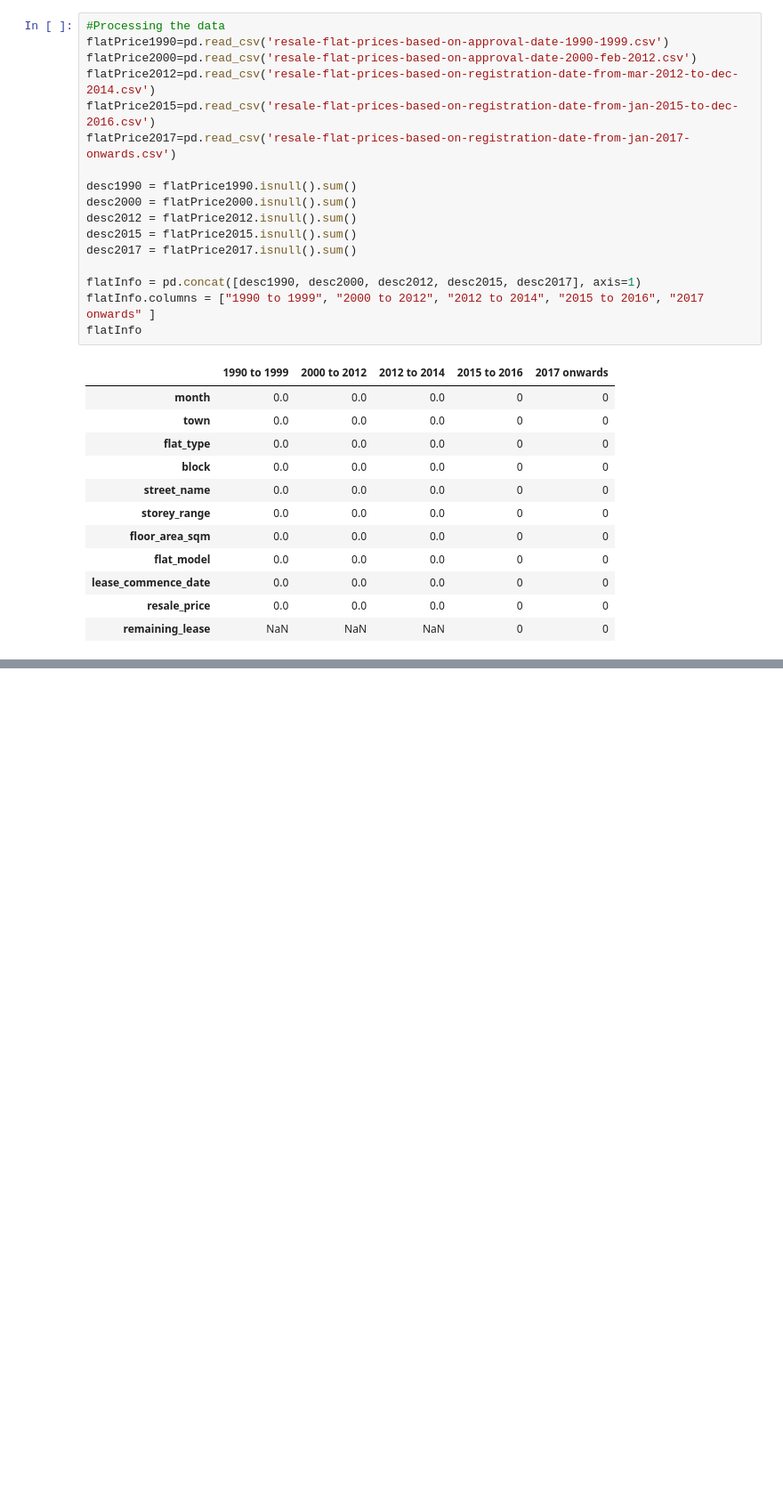
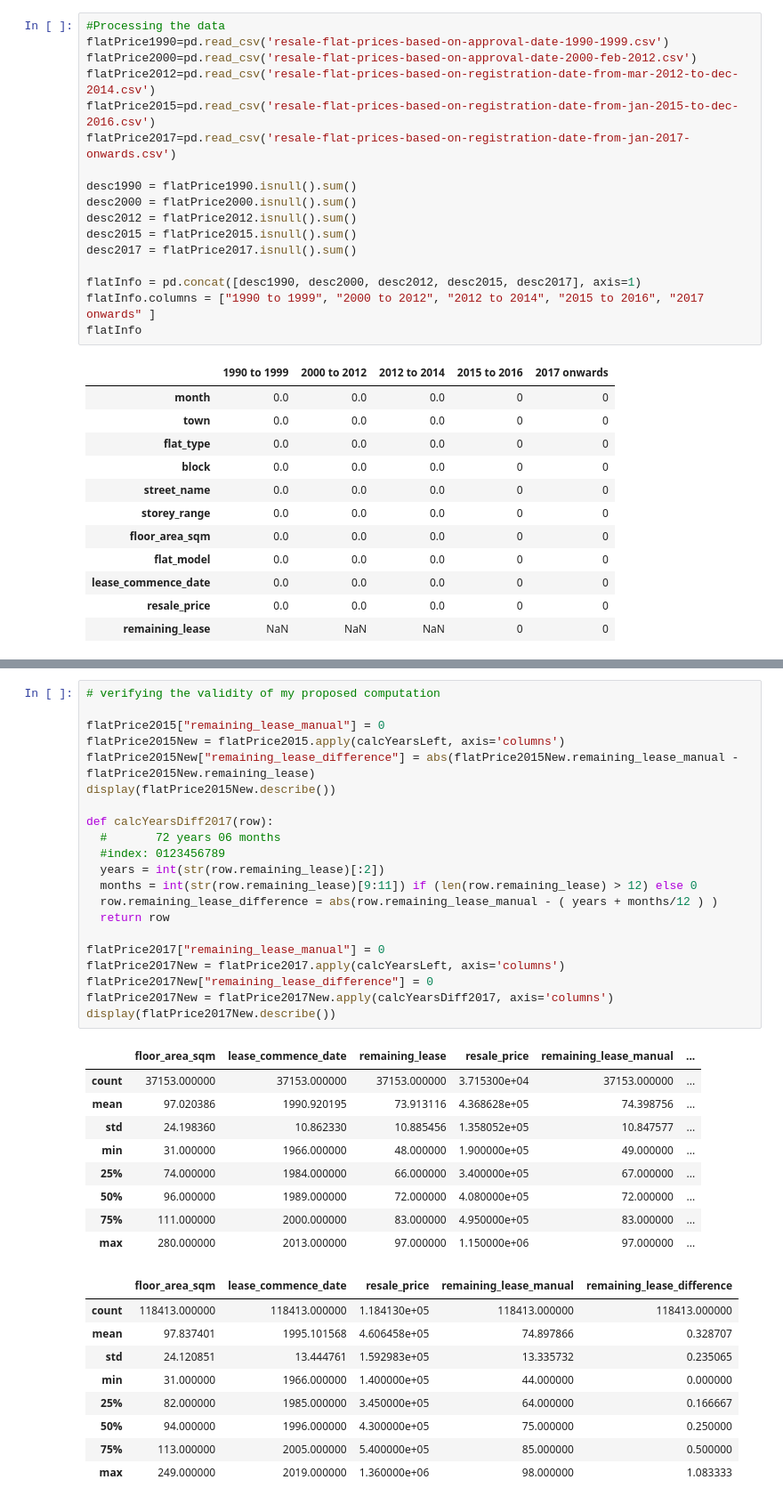
Before and after one commit to coord-geom/cs5131-assignment1, a Jupyter notebook: main.ipynb, the cells around one changed output, grey strips where cells are left out. Shown at 89% size. Cells and saved outputs as stored; diff of their text form; blank space fills up the shorter version.

```diff
--- a/main.ipynb
+++ b/main.ipynb
@@ -101,0 +160,40 @@ display(flatPriceFrom2015.sample(10))
+# %%
+# verifying the validity of my proposed computation
+
+flatPrice2015["remaining_lease_manual"] = 0
+flatPrice2015New = flatPrice2015.apply(calcYearsLeft, axis='columns')
+flatPrice2015New["remaining_lease_difference"] = abs(flatPrice2015New.remaining_lease_manual - flatPrice2015New.remaining_lease)
+display(flatPrice2015New.describe())
+
+def calcYearsDiff2017(row):
+  #       72 years 06 months
+  #index: 0123456789
+  years = int(str(row.remaining_lease)[:2])
+  months = int(str(row.remaining_lease)[9:11]) if (len(row.remaining_lease) > 12) else 0
+  row.remaining_lease_difference = abs(row.remaining_lease_manual - ( years + months/12 ) )
+  return row
+
+flatPrice2017["remaining_lease_manual"] = 0
+flatPrice2017New = flatPrice2017.apply(calcYearsLeft, axis='columns')
+flatPrice2017New["remaining_lease_difference"] = 0
+flatPrice2017New = flatPrice2017New.apply(calcYearsDiff2017, axis='columns')
+display(flatPrice2017New.describe())
+# %% [output]
+|  | floor_area_sqm | lease_commence_date | remaining_lease | resale_price | remaining_lease_manual | ... |
+| count | 37153.000000 | 37153.000000 | 37153.000000 | 3.715300e+04 | 37153.000000 | ... |
+| mean | 97.020386 | 1990.920195 | 73.913116 | 4.368628e+05 | 74.398756 | ... |
+| std | 24.198360 | 10.862330 | 10.885456 | 1.358052e+05 | 10.847577 | ... |
+| min | 31.000000 | 1966.000000 | 48.000000 | 1.900000e+05 | 49.000000 | ... |
+| 25% | 74.000000 | 1984.000000 | 66.000000 | 3.400000e+05 | 67.000000 | ... |
+| 50% | 96.000000 | 1989.000000 | 72.000000 | 4.080000e+05 | 72.000000 | ... |
+| 75% | 111.000000 | 2000.000000 | 83.000000 | 4.950000e+05 | 83.000000 | ... |
+| max | 280.000000 | 2013.000000 | 97.000000 | 1.150000e+06 | 97.000000 | ... |
+|  | floor_area_sqm | lease_commence_date | resale_price | remaining_lease_manual | remaining_lease_difference |
+| count | 118413.000000 | 118413.000000 | 1.184130e+05 | 118413.000000 | 118413.000000 |
+| mean | 97.837401 | 1995.101568 | 4.606458e+05 | 74.897866 | 0.328707 |
+| std | 24.120851 | 13.444761 | 1.592983e+05 | 13.335732 | 0.235065 |
+| min | 31.000000 | 1966.000000 | 1.400000e+05 | 44.000000 | 0.000000 |
+| 25% | 82.000000 | 1985.000000 | 3.450000e+05 | 64.000000 | 0.166667 |
+| 50% | 94.000000 | 1996.000000 | 4.300000e+05 | 75.000000 | 0.250000 |
+| 75% | 113.000000 | 2005.000000 | 5.400000e+05 | 85.000000 | 0.500000 |
+| max | 249.000000 | 2019.000000 | 1.360000e+06 | 98.000000 | 1.083333 |
```
Also changed, not shown: parts of 7 cells of this notebook.
